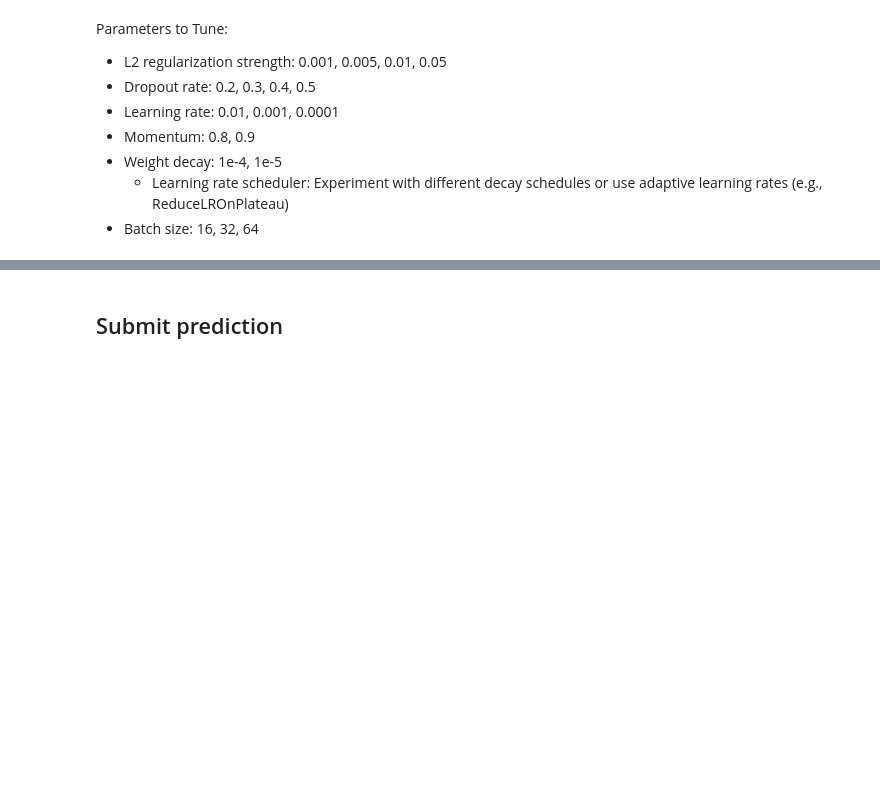
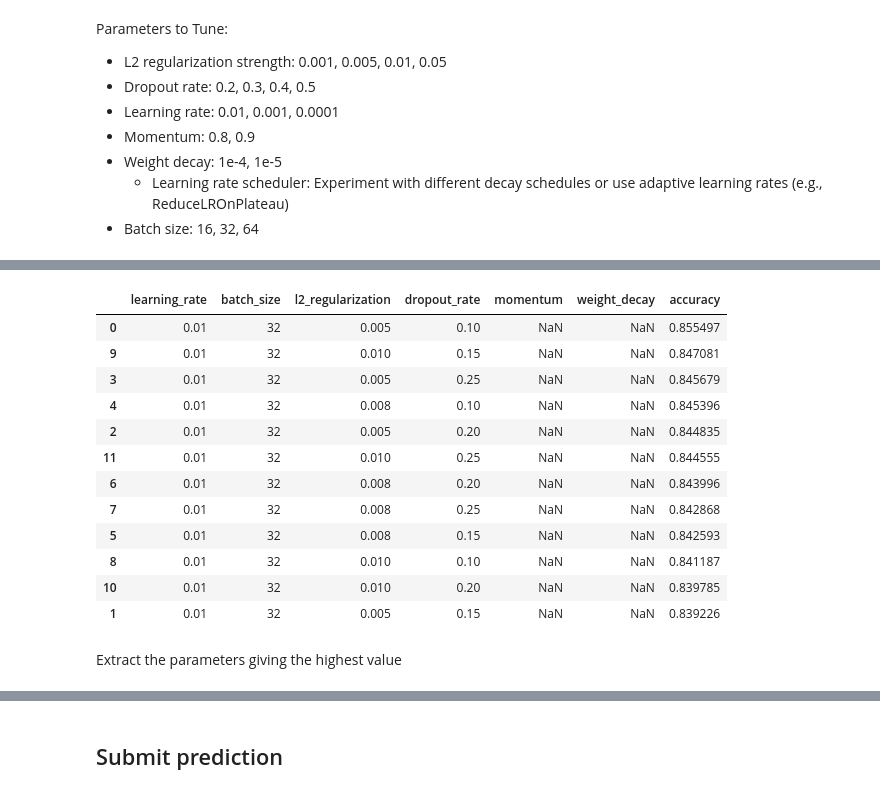
Before and after one commit to KrzysztofKleist/Titanic-Competition, a Jupyter notebook: 06-titanic-competition-deep-learning-tuning/06-titanic-competition-deep-learning-tuning.ipynb, the cells around one changed output, grey strips where cells are left out. Saved outputs shown, nothing was run; the diff lists cells and outputs as text; code cells hidden in the pictures; blank space fills up the shorter version.

```diff
--- a/06-titanic-competition-deep-learning-tuning/06-titanic-competition-deep-learning-tuning.ipynb
+++ b/06-titanic-competition-deep-learning-tuning/06-titanic-competition-deep-learning-tuning.ipynb
@@ -3,6 +3,12 @@
 # %%
 # Hyperparameters
 EPOCHS = 100
+LR = 0.01
+BATCH_SIZE = 64
+DROPOUT = 0.3
+L2 = 0.01
+MOMENTUM = 0.9
+DECAY = 0.01
 # %%
 # Setup plotting
 import matplotlib.pyplot as plt
@@ -69,12 +76,13 @@ kf = KFold(n_splits=5, shuffle=True, random_state=42)
 # DataFrame that saves the parameters with accuracies
 accuracies_df = pd.DataFrame(
     columns=[
+        "learning_rate",
+        "batch_size",
         "l2_regularization",
         "dropout_rate",
-        "lr",
         "momentum",
         "weight_decay",
-        "batch_size",
+        "accuracy",
     ]
 )
 # %% [markdown]
@@ -254,0 +181,6 @@ plt.legend()
+# %%
+accuracies_df_max_row = accuracies_df.loc[
+    accuracies_df["accuracy"] == max(accuracies_df["accuracy"])
+]
+best_lr = accuracies_df_max_row["learning_rate"].iloc[0]
+best_batch = accuracies_df_max_row["batch_size"].iloc[0]
@@ -254,0 +193,13 @@ plt.legend()
+# %%
+# DataFrame that saves the parameters with accuracies for the first fine-tuning
+accuracies_ft1_df = pd.DataFrame(
+    columns=[
+        "learning_rate",
+        "batch_size",
+        "l2_regularization",
+        "dropout_rate",
+        "momentum",
+        "weight_decay",
+        "accuracy",
+    ]
+)
@@ -254,0 +281,16 @@ plt.legend()
+# %%
+accuracies_ft1_df.sort_values(by="accuracy", ascending=False)
+# %% [output]
+|  | learning_rate | batch_size | l2_regularization | dropout_rate | momentum | weight_decay | accuracy |
+| 0 | 0.01 | 32 | 0.005 | 0.10 | NaN | NaN | 0.855497 |
+| 9 | 0.01 | 32 | 0.010 | 0.15 | NaN | NaN | 0.847081 |
+| 3 | 0.01 | 32 | 0.005 | 0.25 | NaN | NaN | 0.845679 |
+| 4 | 0.01 | 32 | 0.008 | 0.10 | NaN | NaN | 0.845396 |
+| 2 | 0.01 | 32 | 0.005 | 0.20 | NaN | NaN | 0.844835 |
+| 11 | 0.01 | 32 | 0.010 | 0.25 | NaN | NaN | 0.844555 |
+| 6 | 0.01 | 32 | 0.008 | 0.20 | NaN | NaN | 0.843996 |
+| 7 | 0.01 | 32 | 0.008 | 0.25 | NaN | NaN | 0.842868 |
+| 5 | 0.01 | 32 | 0.008 | 0.15 | NaN | NaN | 0.842593 |
+| 8 | 0.01 | 32 | 0.010 | 0.10 | NaN | NaN | 0.841187 |
+| 10 | 0.01 | 32 | 0.010 | 0.20 | NaN | NaN | 0.839785 |
+| 1 | 0.01 | 32 | 0.005 | 0.15 | NaN | NaN | 0.839226 |
@@ -254,0 +299,2 @@ plt.legend()
+# %% [markdown]
+Extract the parameters giving the highest value
```
Also changed, not shown: parts of 20 cells of this notebook, 6 other files.
